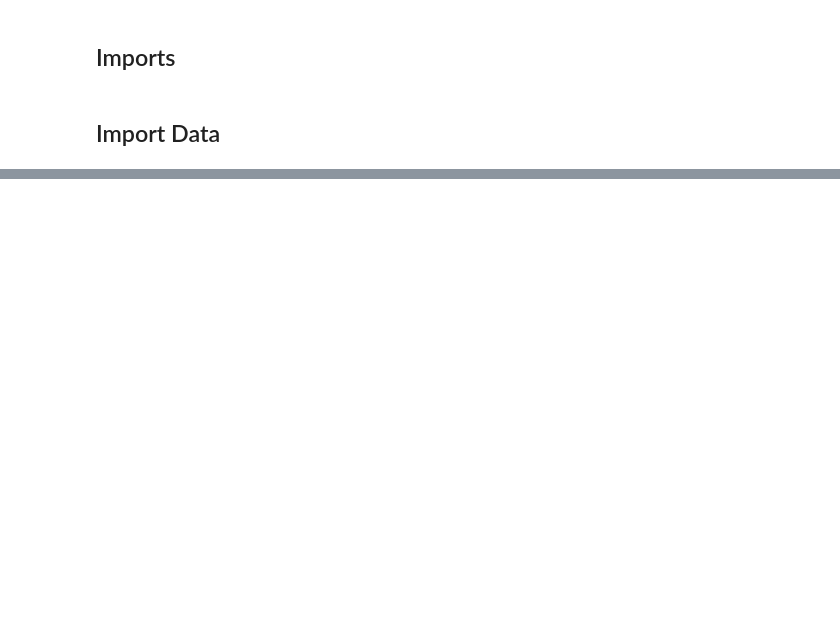
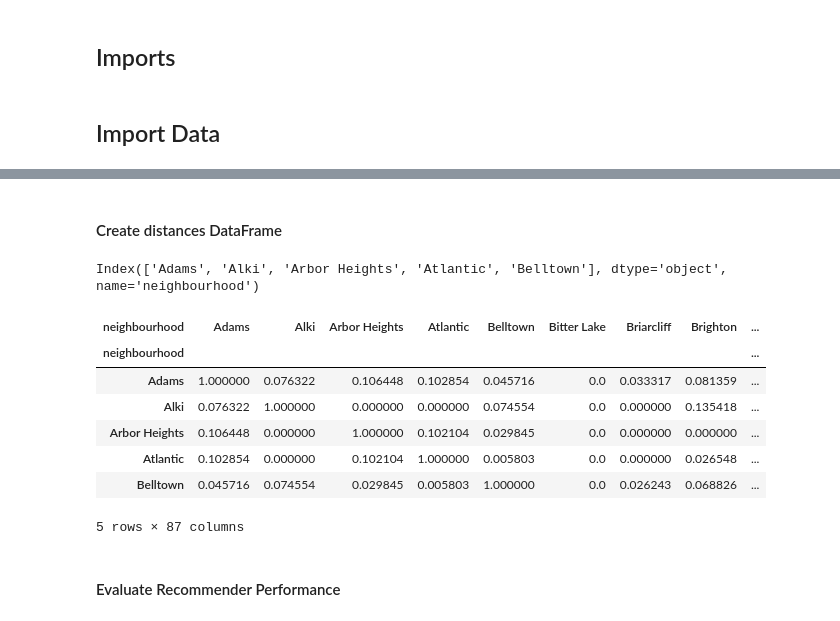
Before and after one commit to AdaNora22/Airbnb-project, a Jupyter notebook: code/Recommendation_system.ipynb, the cells around one changed output, grey strips where cells are left out. Saved outputs shown, nothing was run; the diff lists cells and outputs as text; code cells hidden in the pictures; blank space fills up the shorter version.

```diff
--- a/code/Recommendation_system.ipynb
+++ b/code/Recommendation_system.ipynb
@@ -20,0 +245,2 @@
+# %%
+pivot_sparse = sparse.csr_matrix(pivot.fillna(0))
@@ -20,0 +277,5 @@
+# %%
+distances = pairwise_distances(pivot_sparse, metric = 'cosine')
+similarities = 1.0 - distances
+
+similarities.shape
@@ -20,0 +300,21 @@
+# %% [markdown]
+#### Create distances DataFrame
+# %%
+pivot.index[:5]
+# %% [output]
+Index(['Adams', 'Alki', 'Arbor Heights', 'Atlantic', 'Belltown'], dtype='object', name='neighbourhood')
+# %%
+recommender = pd.DataFrame(similarities, index = pivot.index, columns = pivot.index)
+
+recommender.head()
+# %% [output]
+| neighbourhood | Adams | Alki | Arbor Heights | Atlantic | Belltown | Bitter Lake | Briarcliff | Brighton | ... |
+| neighbourhood |  |  |  |  |  |  |  |  | ... |
+| Adams | 1.000000 | 0.076322 | 0.106448 | 0.102854 | 0.045716 | 0.0 | 0.033317 | 0.081359 | ... |
+| Alki | 0.076322 | 1.000000 | 0.000000 | 0.000000 | 0.074554 | 0.0 | 0.000000 | 0.135418 | ... |
+| Arbor Heights | 0.106448 | 0.000000 | 1.000000 | 0.102104 | 0.029845 | 0.0 | 0.000000 | 0.000000 | ... |
+| Atlantic | 0.102854 | 0.000000 | 0.102104 | 1.000000 | 0.005803 | 0.0 | 0.000000 | 0.026548 | ... |
+| Belltown | 0.045716 | 0.074554 | 0.029845 | 0.005803 | 1.000000 | 0.0 | 0.026243 | 0.068826 | ... |
+5 rows × 87 columns
+# %% [markdown]
+#### Evaluate Recommender Performance
```
Also changed, not shown: parts of 51 cells of this notebook.
